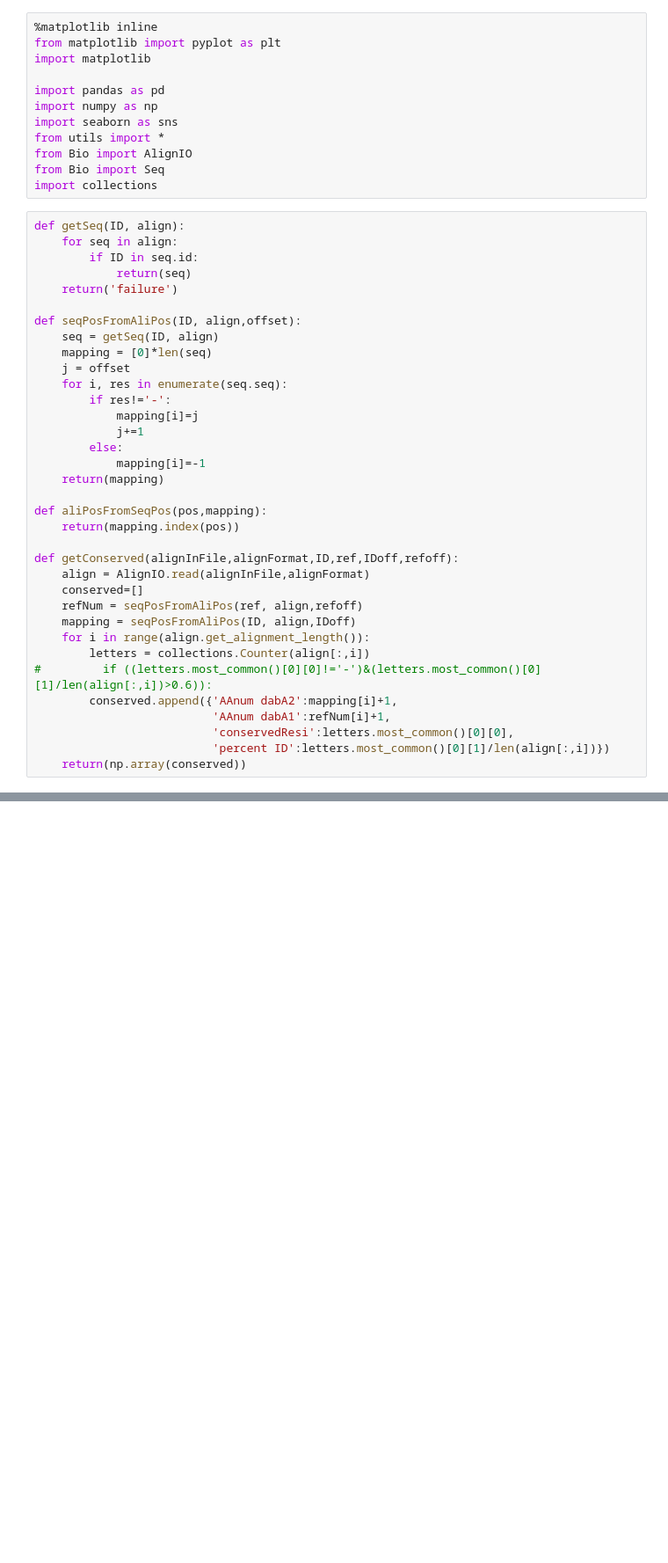
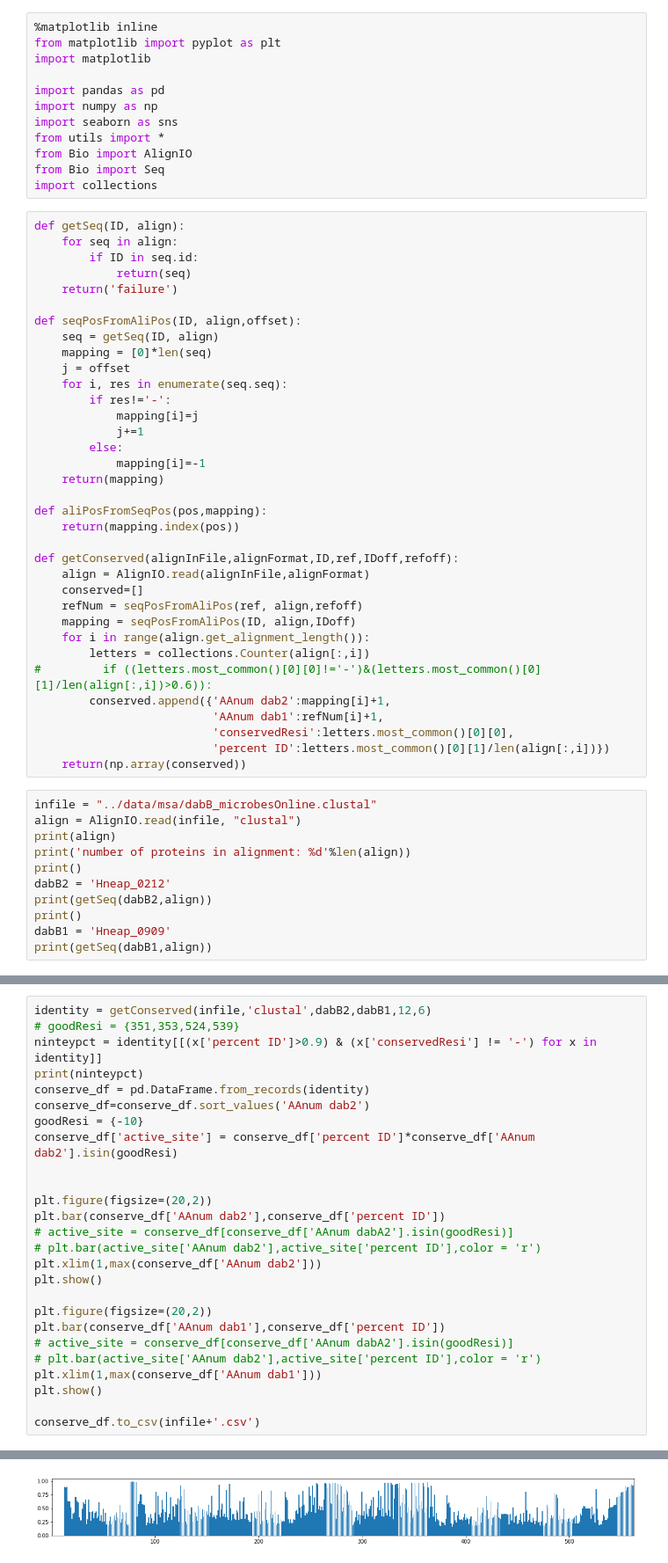
Before and after one commit to jackdesmarais/DabTransporterPaper, a Jupyter notebook: scripts/conservationScoreInAMsa.ipynb, the cells around one changed output, grey strips where cells are left out. Shown: that part at 88% size. Drawn from its saved outputs; the diff is of its cells as text; blank space fills up the shorter version.

```diff
--- a/scripts/conservationScoreInAMsa.ipynb
+++ b/scripts/conservationScoreInAMsa.ipynb
@@ -40,8 +40,19 @@ def getConserved(alignInFile,alignFormat,ID,ref,IDoff,refoff):
     for i in range(align.get_alignment_length()):
         letters = collections.Counter(align[:,i])
 #         if ((letters.most_common()[0][0]!='-')&(letters.most_common()[0][1]/len(align[:,i])>0.6)):
-        conserved.append({'AAnum dabA2':mapping[i]+1,
-                          'AAnum dabA1':refNum[i]+1,
+        conserved.append({'AAnum dab2':mapping[i]+1,
+                          'AAnum dab1':refNum[i]+1,
                           'conservedResi':letters.most_common()[0][0],
                           'percent ID':letters.most_common()[0][1]/len(align[:,i])})
     return(np.array(conserved))
+# %%
+infile = "../data/msa/dabB_microbesOnline.clustal"
+align = AlignIO.read(infile, "clustal")
+print(align)
+print('number of proteins in alignment: %d'%len(align))
+print()
+dabB2 = 'Hneap_0212'
+print(getSeq(dabB2,align))
+print()
+dabB1 = 'Hneap_0909'
+print(getSeq(dabB1,align))
@@ -47,0 +77,27 @@ def getConserved(alignInFile,alignFormat,ID,ref,IDoff,refoff):
+# %%
+identity = getConserved(infile,'clustal',dabB2,dabB1,12,6)
+# goodResi = {351,353,524,539}
+ninteypct = identity[[(x['percent ID']>0.9) & (x['conservedResi'] != '-') for x in identity]]
+print(ninteypct)
+conserve_df = pd.DataFrame.from_records(identity)
+conserve_df=conserve_df.sort_values('AAnum dab2')
+goodResi = {-10}
+conserve_df['active_site'] = conserve_df['percent ID']*conserve_df['AAnum dab2'].isin(goodResi)
+
+
+plt.figure(figsize=(20,2))
+plt.bar(conserve_df['AAnum dab2'],conserve_df['percent ID'])
+# active_site = conserve_df[conserve_df['AAnum dabA2'].isin(goodResi)]
+# plt.bar(active_site['AAnum dab2'],active_site['percent ID'],color = 'r')
+plt.xlim(1,max(conserve_df['AAnum dab2']))
+plt.show()
+
+plt.figure(figsize=(20,2))
+plt.bar(conserve_df['AAnum dab1'],conserve_df['percent ID'])
+# active_site = conserve_df[conserve_df['AAnum dabA2'].isin(goodResi)]
+# plt.bar(active_site['AAnum dab2'],active_site['percent ID'],color = 'r')
+plt.xlim(1,max(conserve_df['AAnum dab1']))
+plt.show()
+
+conserve_df.to_csv(infile+'.csv')
+# %% [output]
@@ -47,0 +121 @@ def getConserved(alignInFile,alignFormat,ID,ref,IDoff,refoff):
+[figure, added]
```
Also changed, not shown: parts of 12 cells of this notebook, 6 other files.
